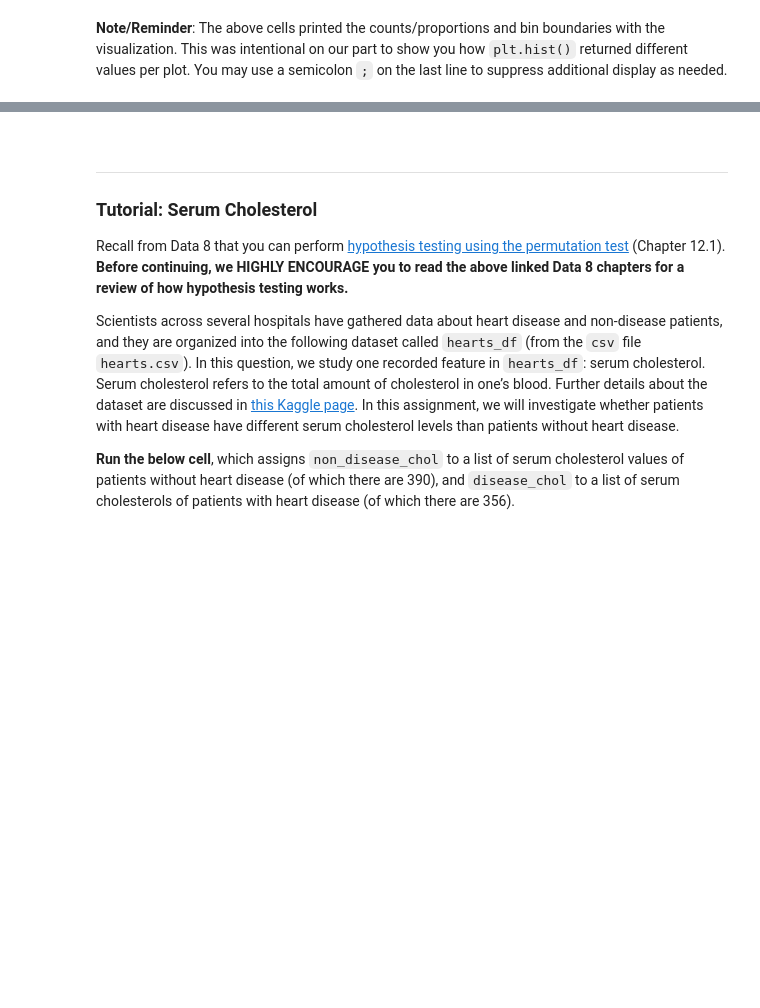
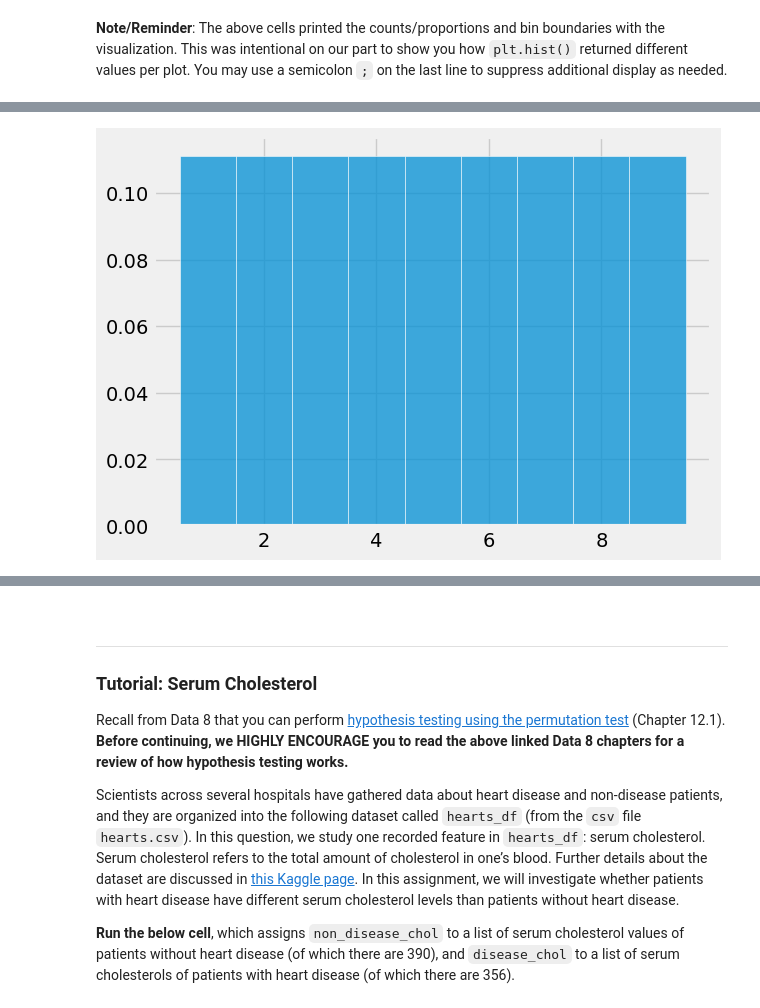
Before and after one commit to ac0033/sp25-student, a Jupyter notebook: hw/hw01/hw01.ipynb, the cells around one changed output, grey strips where cells are left out. Saved outputs shown, nothing was run; the diff lists cells and outputs as text; code cells hidden in the pictures; blank space fills up the shorter version.

```diff
--- a/hw/hw01/hw01.ipynb
+++ b/hw/hw01/hw01.ipynb
@@ -213,11 +260,13 @@ If you have trouble defining the function, go back and carefully read all the li
 # %%
 def plot_distribution(arr):
     # Define bins
-    unit_bins = ...
+    unit_bins = np.arange(round(min(arr)) - 0.5, round(max(arr)) + 1)
     # Plot the data arr using unit_bins, assign the plot to histplot
-    histplot = ...
+    histplot = plt.hist(arr, bins=unit_bins, ec='white', density=True, alpha=0.75)
     return histplot
 faces = range(1, 10)
 histplot = plot_distribution(faces)
+# %% [output]
+[figure, added]
 # %%
 grader.check("q1a")
```
Also changed, not shown: parts of 25 cells of this notebook, 1 other file.
